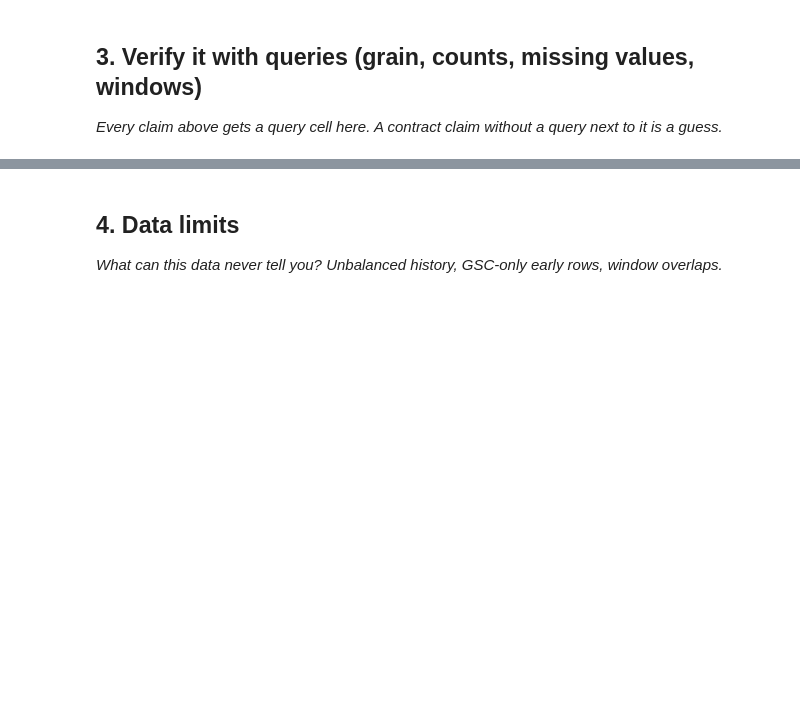
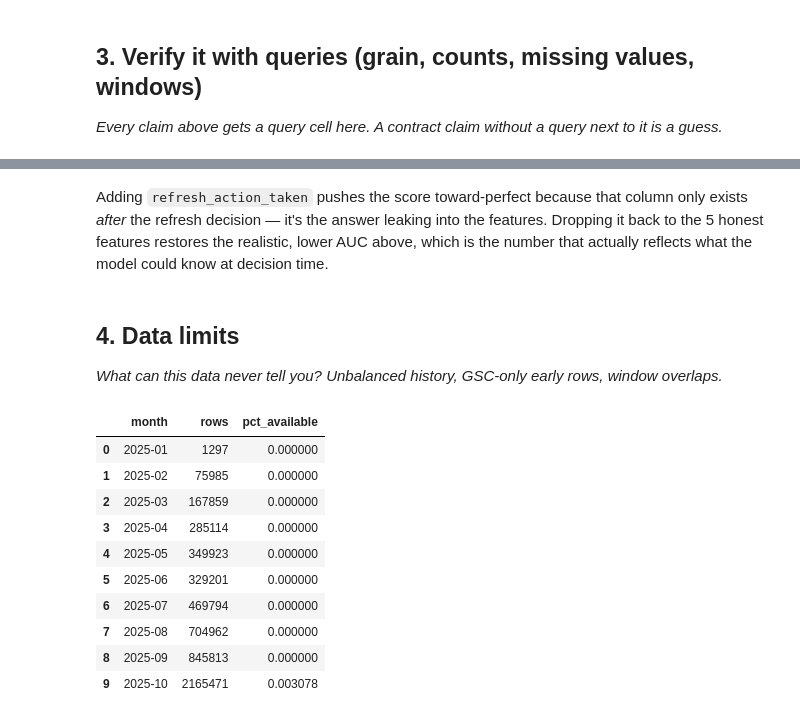
Before and after one commit to Sameer-159/FlyRank, a Jupyter notebook: work/notebooks/w03_data_contract.ipynb, the cells around one changed output, grey strips where cells are left out. Cells and saved outputs as stored; diff of their text form; code cells hidden in the pictures; blank space fills up the shorter version.

```diff
--- a/work/notebooks/w03_data_contract.ipynb
+++ b/work/notebooks/w03_data_contract.ipynb
@@ -18,3 +98,26 @@ This skeleton is yours to fill. Work the sections **in order** — each one has
 ## 3. Verify it with queries (grain, counts, missing values, windows)
 
 *Every claim above gets a query cell here. A contract claim without a query next to it is a guess.*
+# %%
+import duckdb
+from google.colab import userdata
+
+hf_token = userdata.get("HF_TOKEN")
+
+con = duckdb.connect()
+con.execute("INSTALL httpfs; LOAD httpfs;")
+con.sql(f"""
+    CREATE OR REPLACE SECRET hf_secret (
+        TYPE huggingface,
+        TOKEN '{hf_token}'
+    );
+""")
+
+TABLE_PATH = "hf://datasets/FlyRank/internship-warehouse/fact_content_daily_performance/**/*.parquet"
+
+df = con.sql(f"""
+    SELECT *
+    FROM '{TABLE_PATH}'
+    WHERE month = '2026-03'
+""").df()
+df.shape
@@ -21,4 +350,29 @@ This skeleton is yours to fill. Work the sections **in order** — each one has
+# %% [markdown]
+Adding `refresh_action_taken` pushes the score toward-perfect because that column only exists *after* the refresh decision — it's the answer leaking into the features. Dropping it back to the 5 honest features restores the realistic, lower AUC above, which is the number that actually reflects what the model could know at decision time.
 # %% [markdown]
 ## 4. Data limits
 
 *What can this data never tell you? Unbalanced history, GSC-only early rows, window overlaps.*
+# %%
+monthly_counts = con.sql(f"""
+    SELECT
+        month,
+        COUNT(*) AS rows,
+        AVG(CASE WHEN gsc_data_available AND ga4_data_available THEN 1.0 ELSE 0.0 END) AS pct_available
+    FROM '{TABLE_PATH}'
+    GROUP BY month
+    ORDER BY month
+""").df()
+monthly_counts.head(10)
+# %% [output]
+|  | month | rows | pct_available |
+| 0 | 2025-01 | 1297 | 0.000000 |
+| 1 | 2025-02 | 75985 | 0.000000 |
+| 2 | 2025-03 | 167859 | 0.000000 |
+| 3 | 2025-04 | 285114 | 0.000000 |
+| 4 | 2025-05 | 349923 | 0.000000 |
+| 5 | 2025-06 | 329201 | 0.000000 |
+| 6 | 2025-07 | 469794 | 0.000000 |
+| 7 | 2025-08 | 704962 | 0.000000 |
+| 8 | 2025-09 | 845813 | 0.000000 |
+| 9 | 2025-10 | 2165471 | 0.003078 |
```
Also changed, not shown: parts of 33 cells of this notebook.
